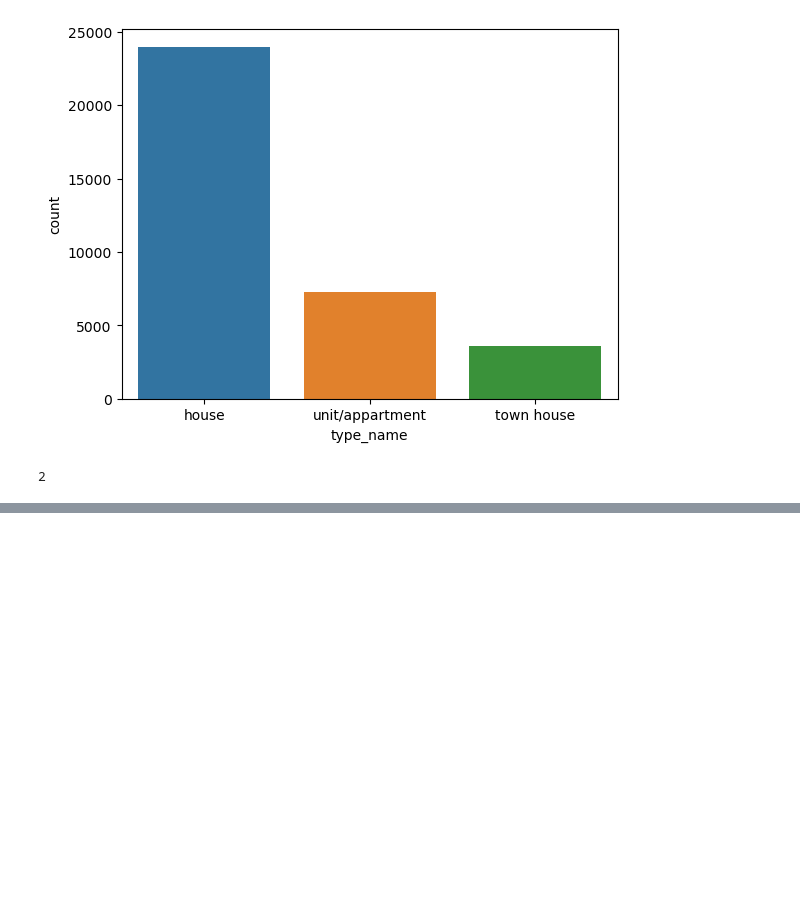
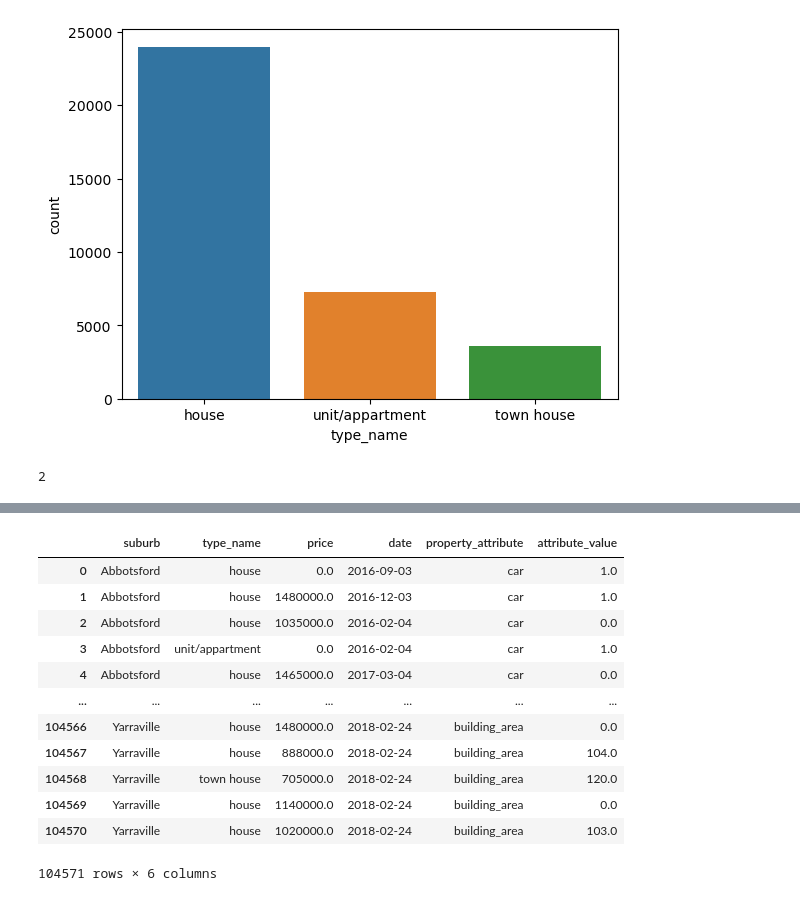
Before and after one commit to nhinguyenvn/extra, a Jupyter notebook: relation database.ipynb, the cells around one changed output, grey strips where cells are left out. Saved outputs shown, nothing was run; the diff lists cells and outputs as text; code cells hidden in the pictures; blank space fills up the shorter version.

```diff
--- a/relation database.ipynb
+++ b/relation database.ipynb
@@ -137,0 +148,17 @@ sns.countplot(x="type_name",data=mel)
+# %%
+melted_dataframe = mel.melt(id_vars=["suburb", "type_name", "price", "date"], value_vars=["car", "landsize", "building_area"], var_name="property_attribute", value_name="attribute_value")
+melted_dataframe
+# %% [output]
+|  | suburb | type_name | price | date | property_attribute | attribute_value |
+| 0 | Abbotsford | house | 0.0 | 2016-09-03 | car | 1.0 |
+| 1 | Abbotsford | house | 1480000.0 | 2016-12-03 | car | 1.0 |
+| 2 | Abbotsford | house | 1035000.0 | 2016-02-04 | car | 0.0 |
+| 3 | Abbotsford | unit/appartment | 0.0 | 2016-02-04 | car | 1.0 |
+| 4 | Abbotsford | house | 1465000.0 | 2017-03-04 | car | 0.0 |
+| ... | ... | ... | ... | ... | ... | ... |
+| 104566 | Yarraville | house | 1480000.0 | 2018-02-24 | building_area | 0.0 |
+| 104567 | Yarraville | house | 888000.0 | 2018-02-24 | building_area | 104.0 |
+| 104568 | Yarraville | town house | 705000.0 | 2018-02-24 | building_area | 120.0 |
+| 104569 | Yarraville | house | 1140000.0 | 2018-02-24 | building_area | 0.0 |
+| 104570 | Yarraville | house | 1020000.0 | 2018-02-24 | building_area | 103.0 |
+104571 rows × 6 columns
```
Also changed, not shown: parts of 13 cells of this notebook.
